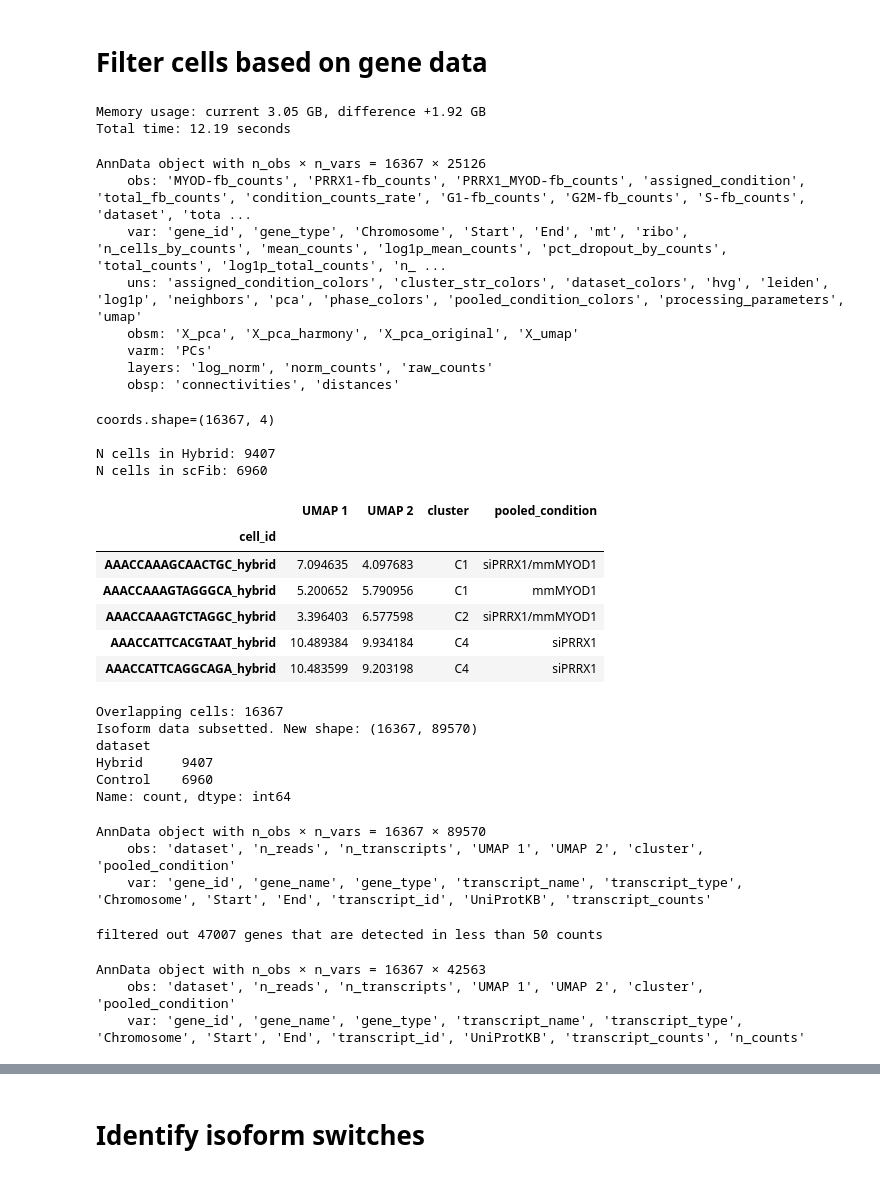
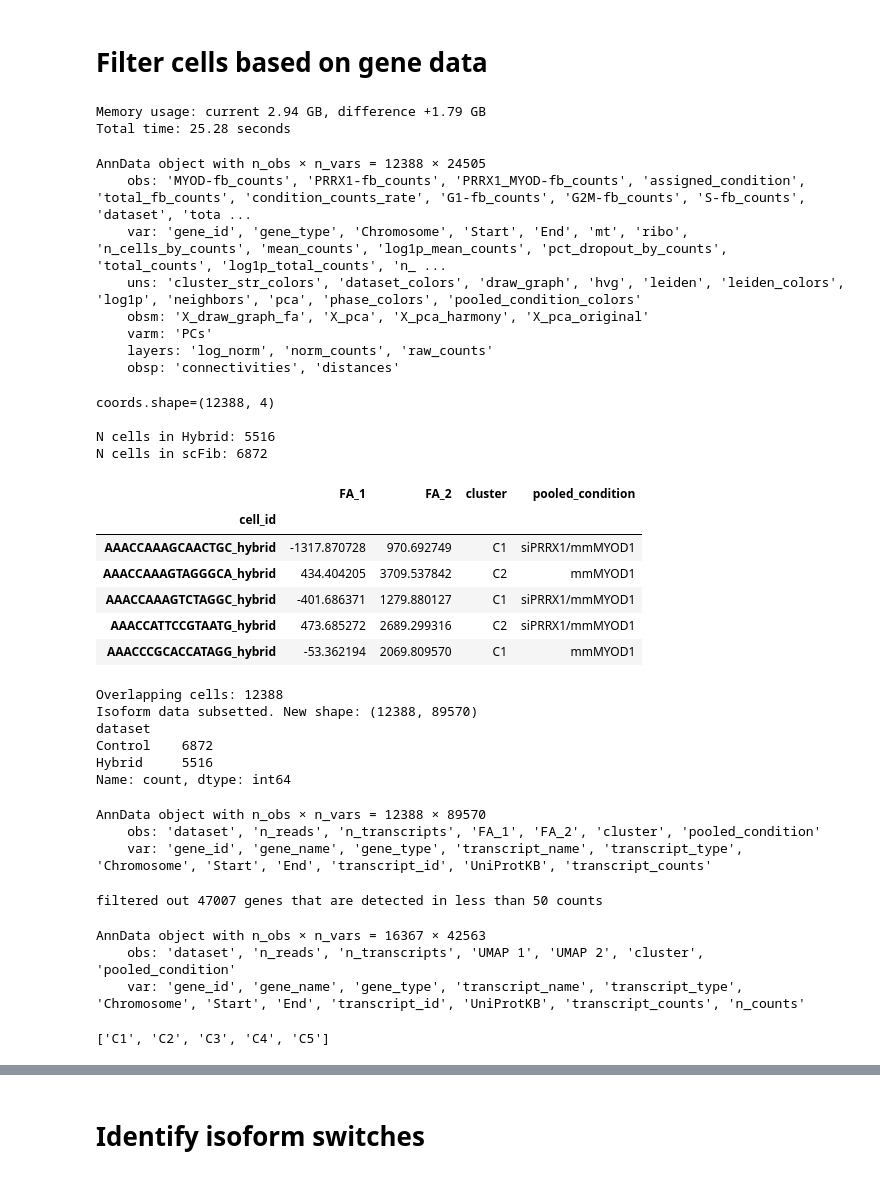
Before and after one commit to jrcwycy/hybrid_reprogramming, a Jupyter notebook: notebooks/isoforms/explore_isoforms.ipynb, the cells around one changed output, grey strips where cells are left out. Drawn from its saved outputs; the diff is of its cells as text; code cells hidden in the pictures.

```diff
--- a/notebooks/isoforms/explore_isoforms.ipynb
+++ b/notebooks/isoforms/explore_isoforms.ipynb
@@ -42,7 +42,8 @@ AnnData object with n_obs × n_vars = 19858 × 89570
 # %%
 start = time.perf_counter()
 
-path = "/nfs/turbo/umms-indikar/shared/projects/hybrid_reprogramming/anndata/processed_merged_gene_data.h5ad"
+# path = "/nfs/turbo/umms-indikar/shared/projects/hybrid_reprogramming/anndata/processed_merged_gene_data.h5ad"
+path = "/scratch/indikar_root/indikar1/shared_data/HYB/anndata/condition_subsets/pos_myod.h5ad"
 
 gdata = sc.read_h5ad(path)
 
@@ -51,48 +52,50 @@ print(f"Total time: {time.perf_counter() - start:.2f} seconds")
 
 gdata
 # %% [output]
-Memory usage: current 3.05 GB, difference +1.92 GB
-Total time: 12.19 seconds
+Memory usage: current 2.94 GB, difference +1.79 GB
+Total time: 25.28 seconds
-AnnData object with n_obs × n_vars = 16367 × 25126
+AnnData object with n_obs × n_vars = 12388 × 24505
     obs: 'MYOD-fb_counts', 'PRRX1-fb_counts', 'PRRX1_MYOD-fb_counts', 'assigned_condition', 'total_fb_counts', 'condition_counts_rate', 'G1-fb_counts', 'G2M-fb_counts', 'S-fb_counts', 'dataset', 'tota ...
     var: 'gene_id', 'gene_type', 'Chromosome', 'Start', 'End', 'mt', 'ribo', 'n_cells_by_counts', 'mean_counts', 'log1p_mean_counts', 'pct_dropout_by_counts', 'total_counts', 'log1p_total_counts', 'n_ ...
-    uns: 'assigned_condition_colors', 'cluster_str_colors', 'dataset_colors', 'hvg', 'leiden', 'log1p', 'neighbors', 'pca', 'phase_colors', 'pooled_condition_colors', 'processing_parameters', 'umap'
-    obsm: 'X_pca', 'X_pca_harmony', 'X_pca_original', 'X_umap'
+    uns: 'cluster_str_colors', 'dataset_colors', 'draw_graph', 'hvg', 'leiden', 'leiden_colors', 'log1p', 'neighbors', 'pca', 'phase_colors', 'pooled_condition_colors'
+    obsm: 'X_draw_graph_fa', 'X_pca', 'X_pca_harmony', 'X_pca_original'
     varm: 'PCs'
     layers: 'log_norm', 'norm_counts', 'raw_counts'
     obsp: 'connectivities', 'distances'
 # %%
 coords = pd.DataFrame({
     'cell_id' : gdata.obs.index,
-    'UMAP 1' : gdata.obsm['X_umap'][:, 0],
-    'UMAP 2' : gdata.obsm['X_umap'][:, 1],
+    # 'UMAP 1' : gdata.obsm['X_umap'][:, 0],
+    # 'UMAP 2' : gdata.obsm['X_umap'][:, 1],
+    'FA_1' : gdata.obsm['X_draw_graph_fa'][:, 0],
+    'FA_2' : gdata.obsm['X_draw_graph_fa'][:, 1],
     'cluster' : gdata.obs['cluster_str'].values,
     #'dataset': adata.obs['dataset'].values,
     'pooled_condition': gdata.obs['pooled_condition'].values,
 })
 
 coords = coords.set_index('cell_id') # Set cell_id as the index for joining with bdata.obs
 print(f"{coords.shape=}")
 
 coords_hyb = coords[coords.index.str.endswith('_hybrid')]
 print(f"\nN cells in Hybrid: {coords_hyb.shape[0]}")
 
 coords_fib = coords[coords.index.str.endswith('_control')]
 print(f"N cells in scFib: {coords_fib.shape[0]}")
 
 coords.head()
 # %% [output]
-coords.shape=(16367, 4)
+coords.shape=(12388, 4)
 
-N cells in Hybrid: 9407
-N cells in scFib: 6960
+N cells in Hybrid: 5516
+N cells in scFib: 6872
-|  | UMAP 1 | UMAP 2 | cluster | pooled_condition |
+|  | FA_1 | FA_2 | cluster | pooled_condition |
 | cell_id |  |  |  |  |
-| AAACCAAAGCAACTGC_hybrid | 7.094635 | 4.097683 | C1 | siPRRX1/mmMYOD1 |
-| AAACCAAAGTAGGGCA_hybrid | 5.200652 | 5.790956 | C1 | mmMYOD1 |
-| AAACCAAAGTCTAGGC_hybrid | 3.396403 | 6.577598 | C2 | siPRRX1/mmMYOD1 |
-| AAACCATTCACGTAAT_hybrid | 10.489384 | 9.934184 | C4 | siPRRX1 |
-| AAACCATTCAGGCAGA_hybrid | 10.483599 | 9.203198 | C4 | siPRRX1 |
+| AAACCAAAGCAACTGC_hybrid | -1317.870728 | 970.692749 | C1 | siPRRX1/mmMYOD1 |
+| AAACCAAAGTAGGGCA_hybrid | 434.404205 | 3709.537842 | C2 | mmMYOD1 |
+| AAACCAAAGTCTAGGC_hybrid | -401.686371 | 1279.880127 | C1 | siPRRX1/mmMYOD1 |
+| AAACCATTCCGTAATG_hybrid | 473.685272 | 2689.299316 | C2 | siPRRX1/mmMYOD1 |
+| AAACCCGCACCATAGG_hybrid | -53.362194 | 2069.809570 | C1 | mmMYOD1 |
 # %%
 ### --- Filter for cells in gene data ---
 common_cells = adata.obs.index.intersection(coords.index)
@@ -111,14 +114,14 @@ print(adata.obs['dataset'].value_counts())
 
 adata
 # %% [output]
-Overlapping cells: 16367
-Isoform data subsetted. New shape: (16367, 89570)
+Overlapping cells: 12388
+Isoform data subsetted. New shape: (12388, 89570)
 dataset
-Hybrid     9407
-Control    6960
+Control    6872
+Hybrid     5516
 Name: count, dtype: int64
-AnnData object with n_obs × n_vars = 16367 × 89570
-    obs: 'dataset', 'n_reads', 'n_transcripts', 'UMAP 1', 'UMAP 2', 'cluster', 'pooled_condition'
+AnnData object with n_obs × n_vars = 12388 × 89570
+    obs: 'dataset', 'n_reads', 'n_transcripts', 'FA_1', 'FA_2', 'cluster', 'pooled_condition'
     var: 'gene_id', 'gene_name', 'gene_type', 'transcript_name', 'transcript_type', 'Chromosome', 'Start', 'End', 'transcript_id', 'UniProtKB', 'transcript_counts'
 # %%
 # # Simple filtering
@@ -130,6 +133,11 @@ filtered out 47007 genes that are detected in less than 50 counts
 AnnData object with n_obs × n_vars = 16367 × 42563
     obs: 'dataset', 'n_reads', 'n_transcripts', 'UMAP 1', 'UMAP 2', 'cluster', 'pooled_condition'
     var: 'gene_id', 'gene_name', 'gene_type', 'transcript_name', 'transcript_type', 'Chromosome', 'Start', 'End', 'transcript_id', 'UniProtKB', 'transcript_counts', 'n_counts'
+# %%
+cluster_names = [f"C{i}" for i in range(1, 6)]
+cluster_names
+# %% [output]
+['C1', 'C2', 'C3', 'C4', 'C5']
 # %%
 adata.layers['counts'] = adata.X.copy()
 
```
Also changed, not shown: parts of 10 cells of this notebook, 9 other files.
